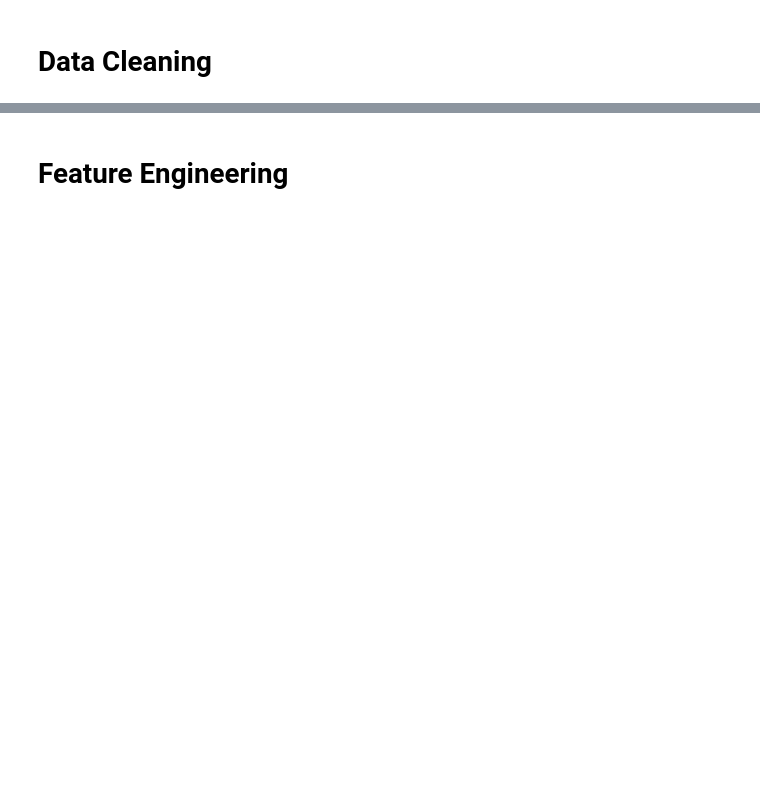
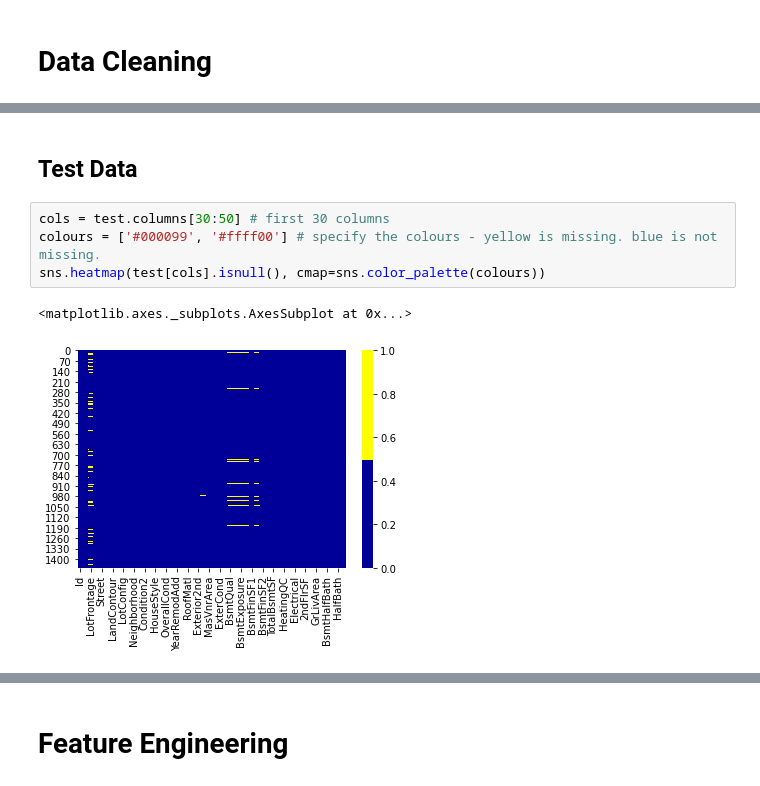
Before and after one commit to jtvkw2/House-Price-Analysis, a Jupyter notebook: House Prices Analysis.ipynb, the cells around one changed output, grey strips where cells are left out. Cells and saved outputs as stored; diff of their text form; blank space fills up the shorter version.

```diff
--- a/House Prices Analysis.ipynb
+++ b/House Prices Analysis.ipynb
@@ -55,0 +135,10 @@ test.head()
+# %% [markdown]
+<a id = "test"></a>
+## Test Data
+# %%
+cols = test.columns[30:50] # first 30 columns
+colours = ['#000099', '#ffff00'] # specify the colours - yellow is missing. blue is not missing.
+sns.heatmap(test[cols].isnull(), cmap=sns.color_palette(colours))
+# %% [output]
+<matplotlib.axes._subplots.AxesSubplot at 0x...>
+[figure, added]
```
Also changed, not shown: parts of 11 cells of this notebook.
